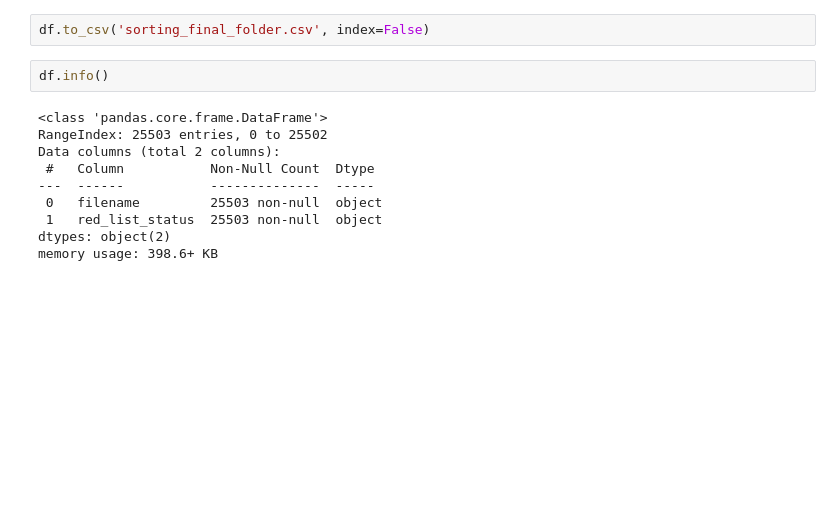
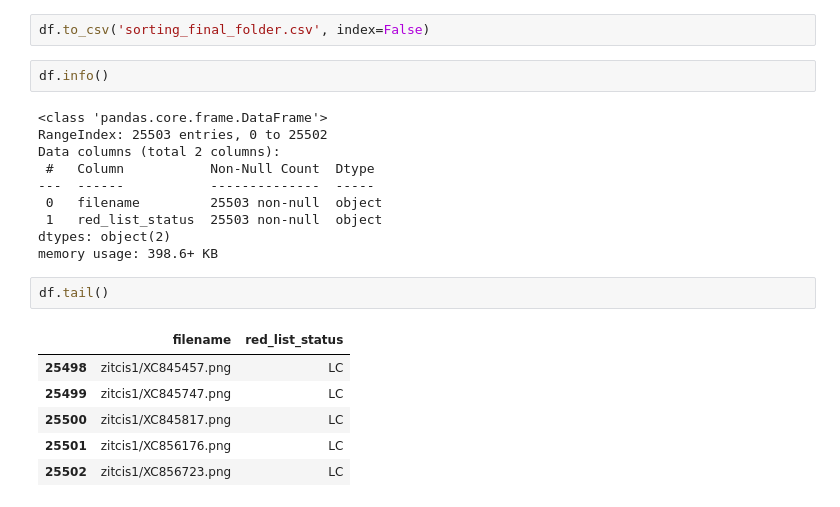
Before and after one commit to Kenny101-dot/Ornistone-Project, a Jupyter notebook: Spectogram/Modeling Dataset.ipynb, the cells around one changed output. Saved outputs shown, nothing was run; the diff lists cells and outputs as text; blank space fills up the shorter version.

```diff
--- a/Spectogram/Modeling Dataset.ipynb
+++ b/Spectogram/Modeling Dataset.ipynb
@@ -223,3 +254,12 @@ Data columns (total 2 columns):
  1   red_list_status  25503 non-null  object
 dtypes: object(2)
 memory usage: 398.6+ KB
+# %%
+df.tail()
+# %% [output]
+|  | filename | red_list_status |
+| 25498 | zitcis1/XC845457.png | LC |
+| 25499 | zitcis1/XC845747.png | LC |
+| 25500 | zitcis1/XC845817.png | LC |
+| 25501 | zitcis1/XC856176.png | LC |
+| 25502 | zitcis1/XC856723.png | LC |
```
Also changed, not shown: parts of 16 cells of this notebook.
